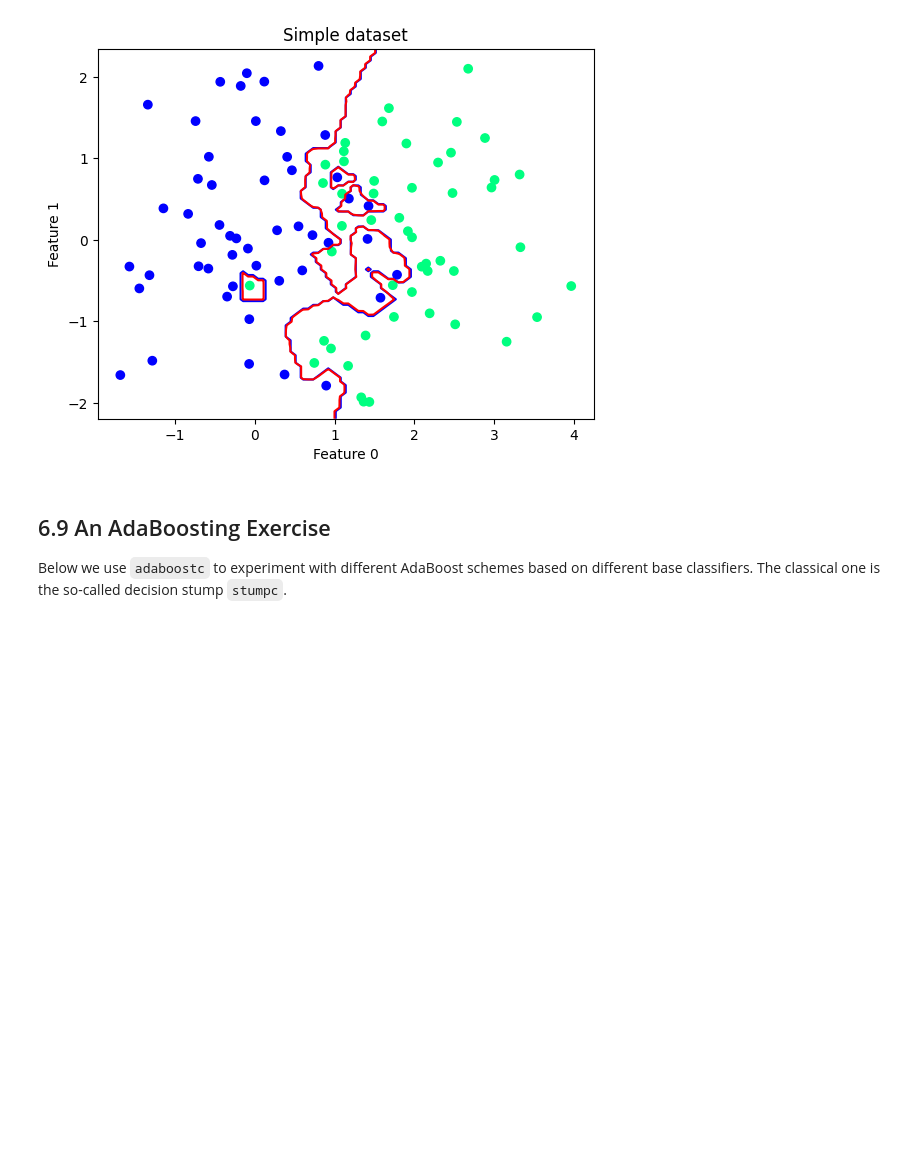
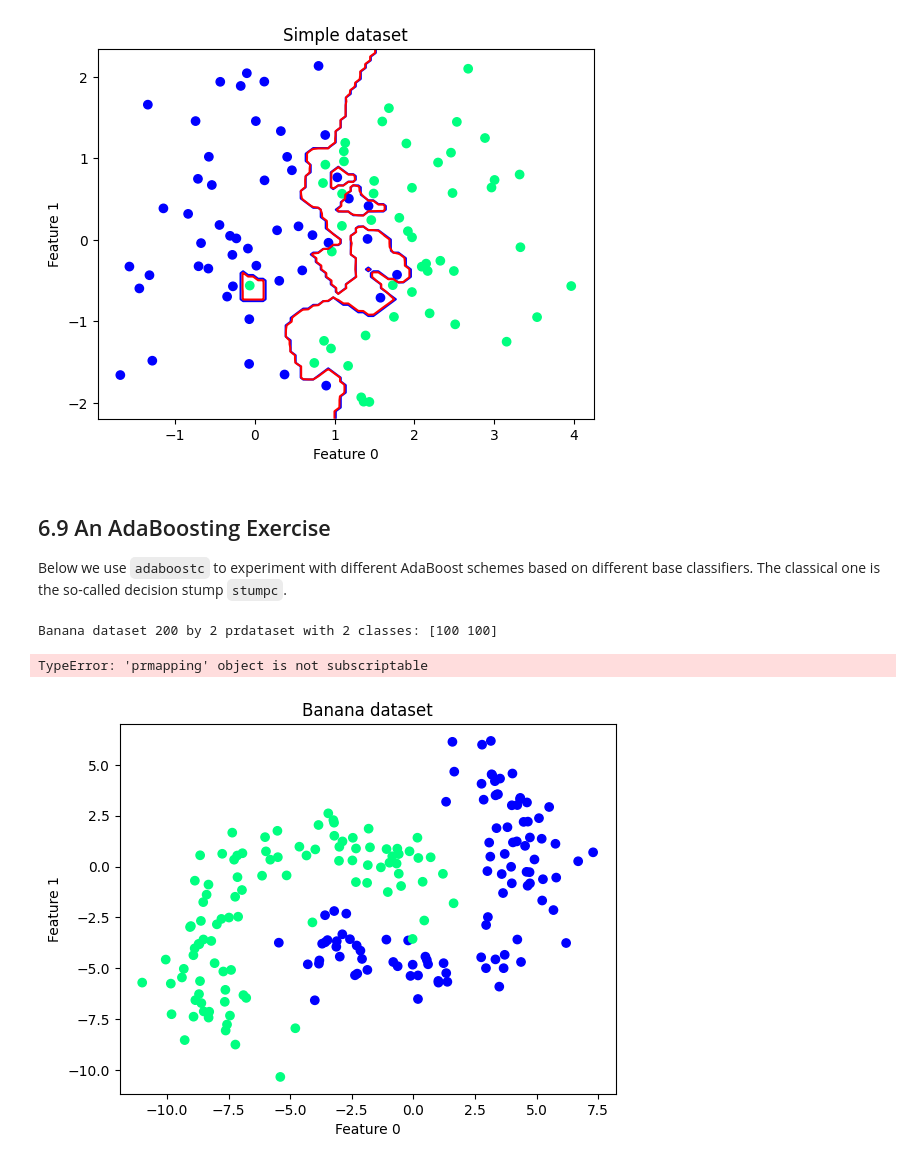
Before and after one commit to nadinekuo/MachineLearning1-Labs, a Jupyter notebook: 6-Reducing-and-Combining/combining-classifiers.ipynb, the cells around one changed output. Drawn from its saved outputs; the diff is of its cells as text; code cells hidden in the pictures; blank space fills up the shorter version.

```diff
--- a/6-Reducing-and-Combining/combining-classifiers.ipynb
+++ b/6-Reducing-and-Combining/combining-classifiers.ipynb
@@ -42,3 +42,15 @@ Bagging 1NN error:  4567.557
 
 Below we use `adaboostc` to experiment with different AdaBoost schemes based on different base classifiers.
 The classical one is the so-called decision stump `stumpc`.
+# %%
+a = pr.gendatb([100, 100])
+print(a)
+pr.scatterd(a)
+
+# Visualize decision boundaries obtained by means of boosting when you combine 1, 10, 100 and 1000 base decision stumps
+# w = pr.adaboostc(task='train', x=a, w=pr.stumpc())
+w = pr.adaboostc(a, pr.stumpc(), 1000, [], 0)
+# %% [output]
+Banana dataset 200 by 2 prdataset with 2 classes: [100 100]
+TypeError: 'prmapping' object is not subscriptable
+[figure, added]
```
Also changed, not shown: 1 other file.
